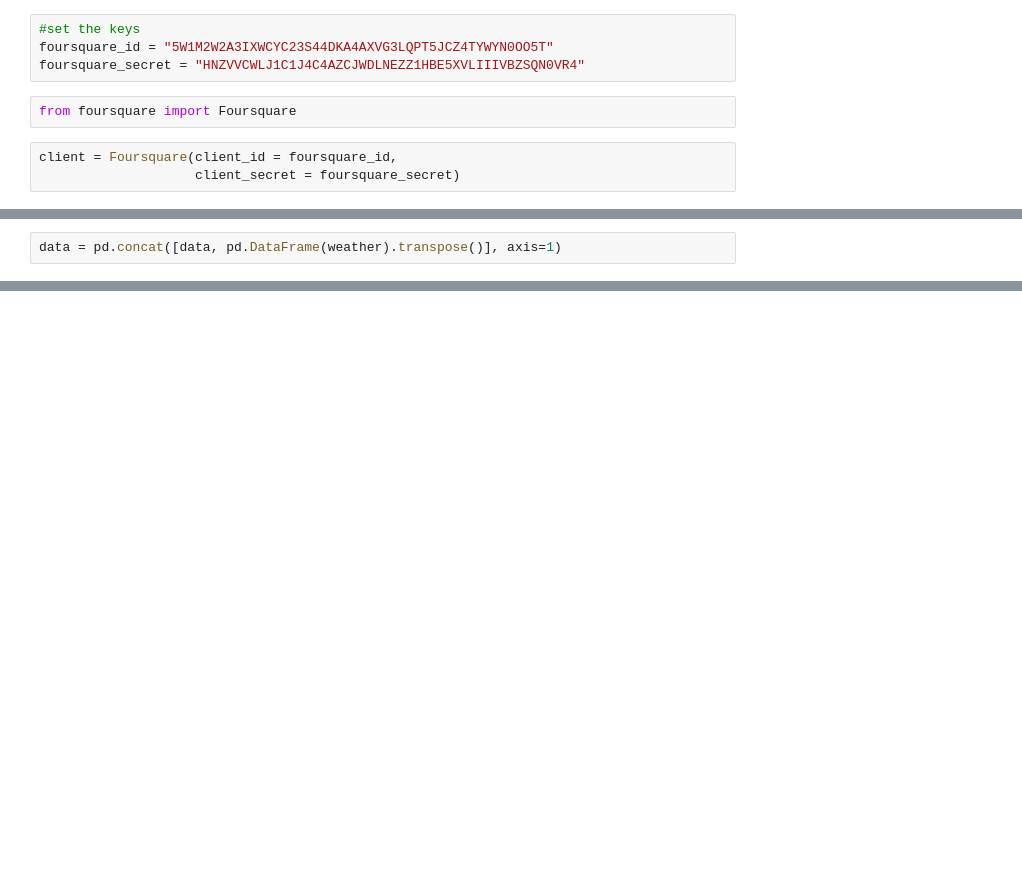
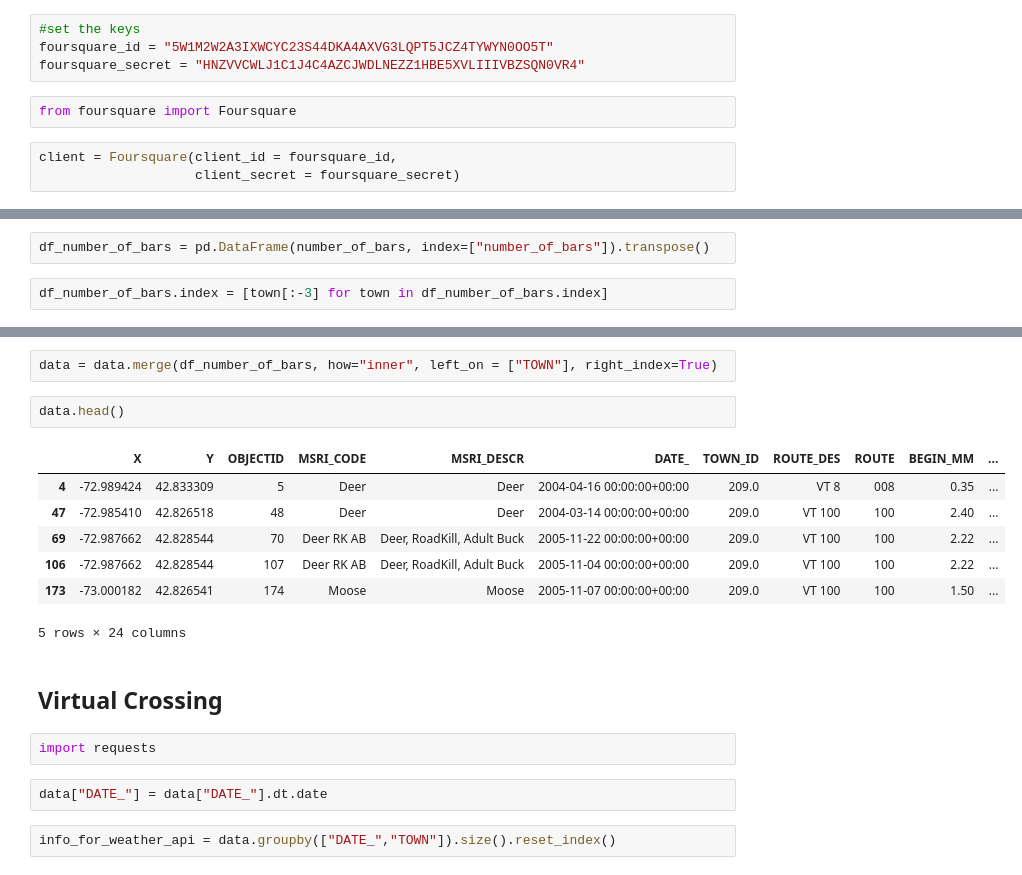
Before and after one commit to lighthouse-labs/data_week_2_solutions, a Jupyter notebook: data_wrangling/data_wrangling_challenge_solution.ipynb, the cells around one changed output, grey strips where cells are left out. Drawn from its saved outputs; the diff is of its cells as text; blank space fills up the shorter version.

```diff
--- a/data_wrangling/data_wrangling_challenge_solution.ipynb
+++ b/data_wrangling/data_wrangling_challenge_solution.ipynb
@@ -137,2 +92,4 @@ for crash in data.iterrows():
-# %%
-data = pd.concat([data, pd.DataFrame(weather).transpose()], axis=1)
+# %%
+df_number_of_bars = pd.DataFrame(number_of_bars, index=["number_of_bars"]).transpose()
+# %%
+df_number_of_bars.index = [town[:-3] for town in df_number_of_bars.index]
@@ -138,0 +105,20 @@ data = pd.concat([data, pd.DataFrame(weather).transpose()], axis=1)
+# %%
+data = data.merge(df_number_of_bars, how="inner", left_on = ["TOWN"], right_index=True)
+# %%
+data.head()
+# %% [output]
+|  | X | Y | OBJECTID | MSRI_CODE | MSRI_DESCR | DATE_ | TOWN_ID | ROUTE_DES | ROUTE | BEGIN_MM | ... |
+| 4 | -72.989424 | 42.833309 | 5 | Deer | Deer | 2004-04-16 00:00:00+00:00 | 209.0 | VT 8 | 008 | 0.35 | ... |
+| 47 | -72.985410 | 42.826518 | 48 | Deer | Deer | 2004-03-14 00:00:00+00:00 | 209.0 | VT 100 | 100 | 2.40 | ... |
+| 69 | -72.987662 | 42.828544 | 70 | Deer RK AB | Deer, RoadKill, Adult Buck | 2005-11-22 00:00:00+00:00 | 209.0 | VT 100 | 100 | 2.22 | ... |
+| 106 | -72.987662 | 42.828544 | 107 | Deer RK AB | Deer, RoadKill, Adult Buck | 2005-11-04 00:00:00+00:00 | 209.0 | VT 100 | 100 | 2.22 | ... |
+| 173 | -73.000182 | 42.826541 | 174 | Moose | Moose | 2005-11-07 00:00:00+00:00 | 209.0 | VT 100 | 100 | 1.50 | ... |
+5 rows × 24 columns
+# %% [markdown]
+## Virtual Crossing
+# %%
+import requests
+# %%
+data["DATE_"] = data["DATE_"].dt.date
+# %%
+info_for_weather_api = data.groupby(["DATE_","TOWN"]).size().reset_index()
```
Also changed, not shown: parts of 12 cells of this notebook.
